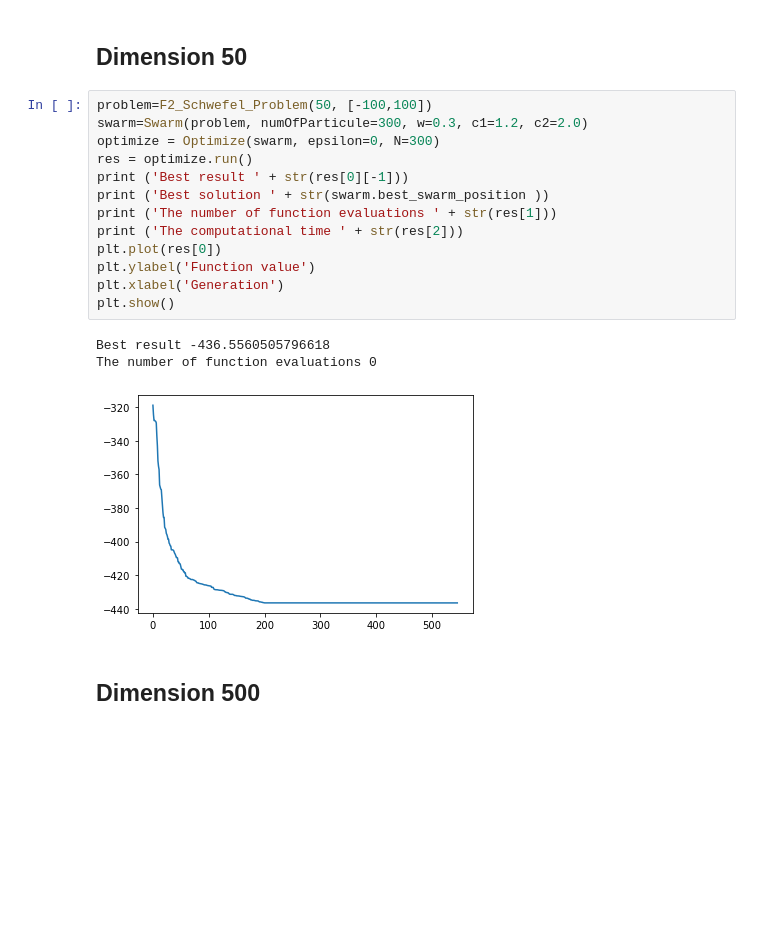
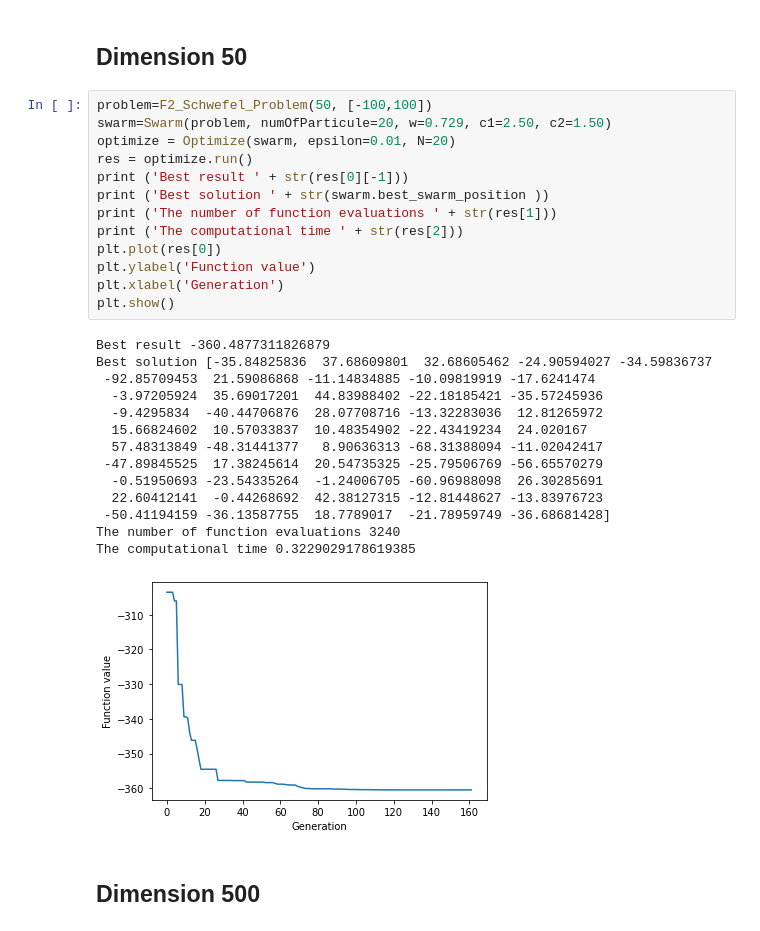
Before and after one commit to FabriceCamilleri/Metaheuristics, a Jupyter notebook: Shifted Schwefel’s Problem/F2 Schwefel’s Problem.ipynb, the cells around one changed output. Cells and saved outputs as stored; diff of their text form; blank space fills up the shorter version.

```diff
--- a/Shifted Schwefel’s Problem/F2 Schwefel’s Problem.ipynb
+++ b/Shifted Schwefel’s Problem/F2 Schwefel’s Problem.ipynb
@@ -64,21 +72,32 @@ Here we want it to be smaller than the self confidence to allow intensification.
 ## Dimension 50
 # %%
 problem=F2_Schwefel_Problem(50, [-100,100])
-swarm=Swarm(problem, numOfParticule=300, w=0.3, c1=1.2, c2=2.0)
-optimize = Optimize(swarm, epsilon=0, N=300)
+swarm=Swarm(problem, numOfParticule=20, w=0.729, c1=2.50, c2=1.50)
+optimize = Optimize(swarm, epsilon=0.01, N=20)
 res = optimize.run()
 print ('Best result ' + str(res[0][-1]))
 print ('Best solution ' + str(swarm.best_swarm_position ))
 print ('The number of function evaluations ' + str(res[1]))
 print ('The computational time ' + str(res[2]))
 plt.plot(res[0])
 plt.ylabel('Function value')
 plt.xlabel('Generation')
 plt.show()
 # %% [output]
-Best result -436.5560505796618
-The number of function evaluations 0
+Best result -360.4877311826879
+Best solution [-35.84825836  37.68609801  32.68605462 -24.90594027 -34.59836737
+ -92.85709453  21.59086868 -11.14834885 -10.09819919 -17.6241474
+  -3.97205924  35.69017201  44.83988402 -22.18185421 -35.57245936
+  -9.4295834  -40.44706876  28.07708716 -13.32283036  12.81265972
+  15.66824602  10.57033837  10.48354902 -22.43419234  24.020167
+  57.48313849 -48.31441377   8.90636313 -68.31388094 -11.02042417
+ -47.89845525  17.38245614  20.54735325 -25.79506769 -56.65570279
+  -0.51950693 -23.54335264  -1.24006705 -60.96988098  26.30285691
+  22.60412141  -0.44268692  42.38127315 -12.81448627 -13.83976723
+ -50.41194159 -36.13587755  18.7789017  -21.78959749 -36.68681428]
+The number of function evaluations 3240
+The computational time 0.3229029178619385
-[figure, old version]
+[figure, new version]
 # %% [markdown]
 ## Dimension 500
 # %%
```
Also changed, not shown: parts of 4 cells of this notebook, 10 other files.
